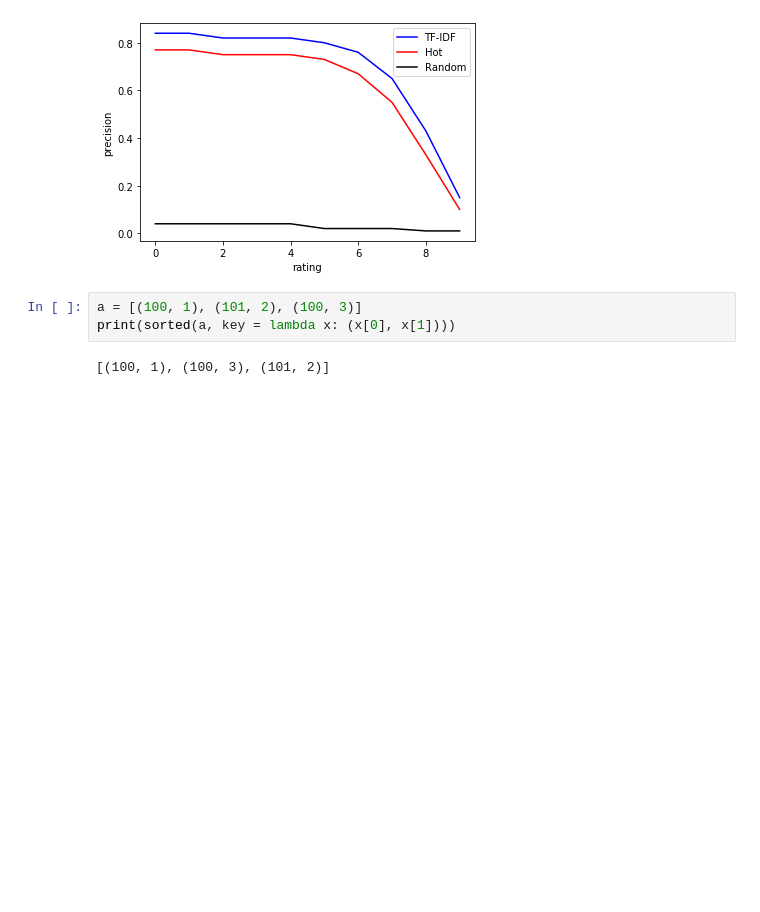
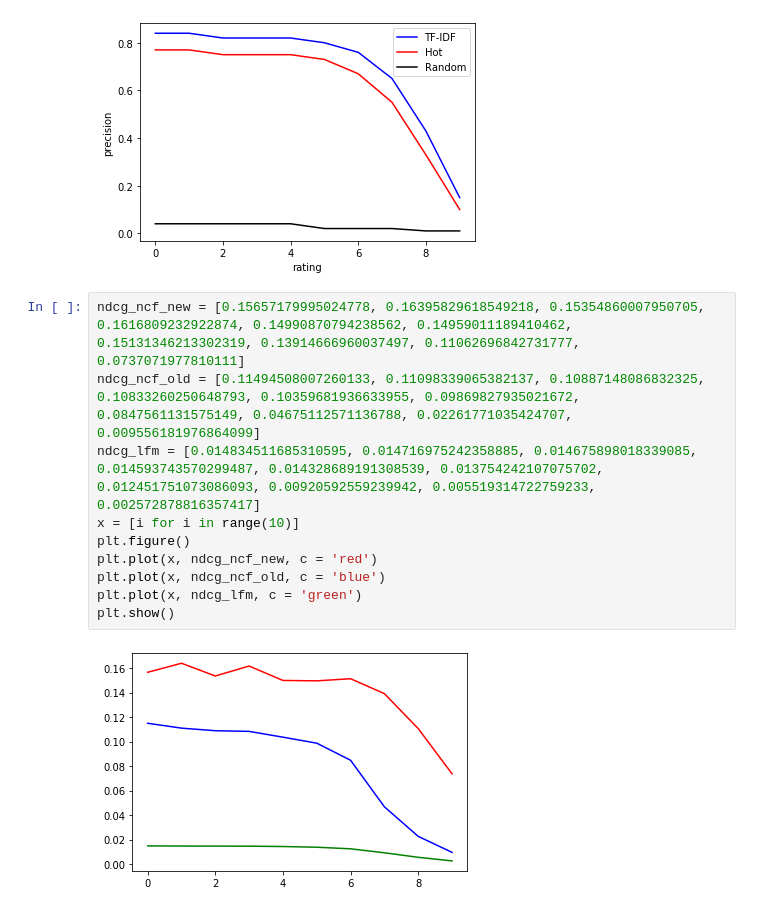
Before and after one commit to DruryXu/SCUthesis, a Jupyter notebook: data_analysis/data_analysis.ipynb, the cells around one changed output. Cells and saved outputs as stored; diff of their text form; blank space fills up the shorter version.

```diff
--- a/data_analysis/data_analysis.ipynb
+++ b/data_analysis/data_analysis.ipynb
@@ -151,8 +151,15 @@ plt.savefig("cold_start_precision.jpg")
 plt.show()
 # %% [output]
 [figure]
-# %%
-a = [(100, 1), (101, 2), (100, 3)]
-print(sorted(a, key = lambda x: (x[0], x[1])))
-# %% [output]
-[(100, 1), (100, 3), (101, 2)]
+# %%
+ndcg_ncf_new = [0.15657179995024778, 0.16395829618549218, 0.15354860007950705, 0.1616809232922874, 0.14990870794238562, 0.14959011189410462, 0.15131346213302319, 0.13914666960037497, 0.11062696842731777, 0.0737071977810111]
+ndcg_ncf_old = [0.11494508007260133, 0.11098339065382137, 0.10887148086832325, 0.10833260250648793, 0.10359681936633955, 0.09869827935021672, 0.0847561131575149, 0.04675112571136788, 0.02261771035424707, 0.009556181976864099]
+ndcg_lfm = [0.014834511685310595, 0.014716975242358885, 0.014675898018339085, 0.014593743570299487, 0.014328689191308539, 0.013754242107075702, 0.012451751073086093, 0.00920592559239942, 0.005519314722759233, 0.002572878816357417]
+x = [i for i in range(10)]
+plt.figure()
+plt.plot(x, ndcg_ncf_new, c = 'red')
+plt.plot(x, ndcg_ncf_old, c = 'blue')
+plt.plot(x, ndcg_lfm, c = 'green')
+plt.show()
+# %% [output]
+[figure, added]
```
Also changed, not shown: 6 other files.
